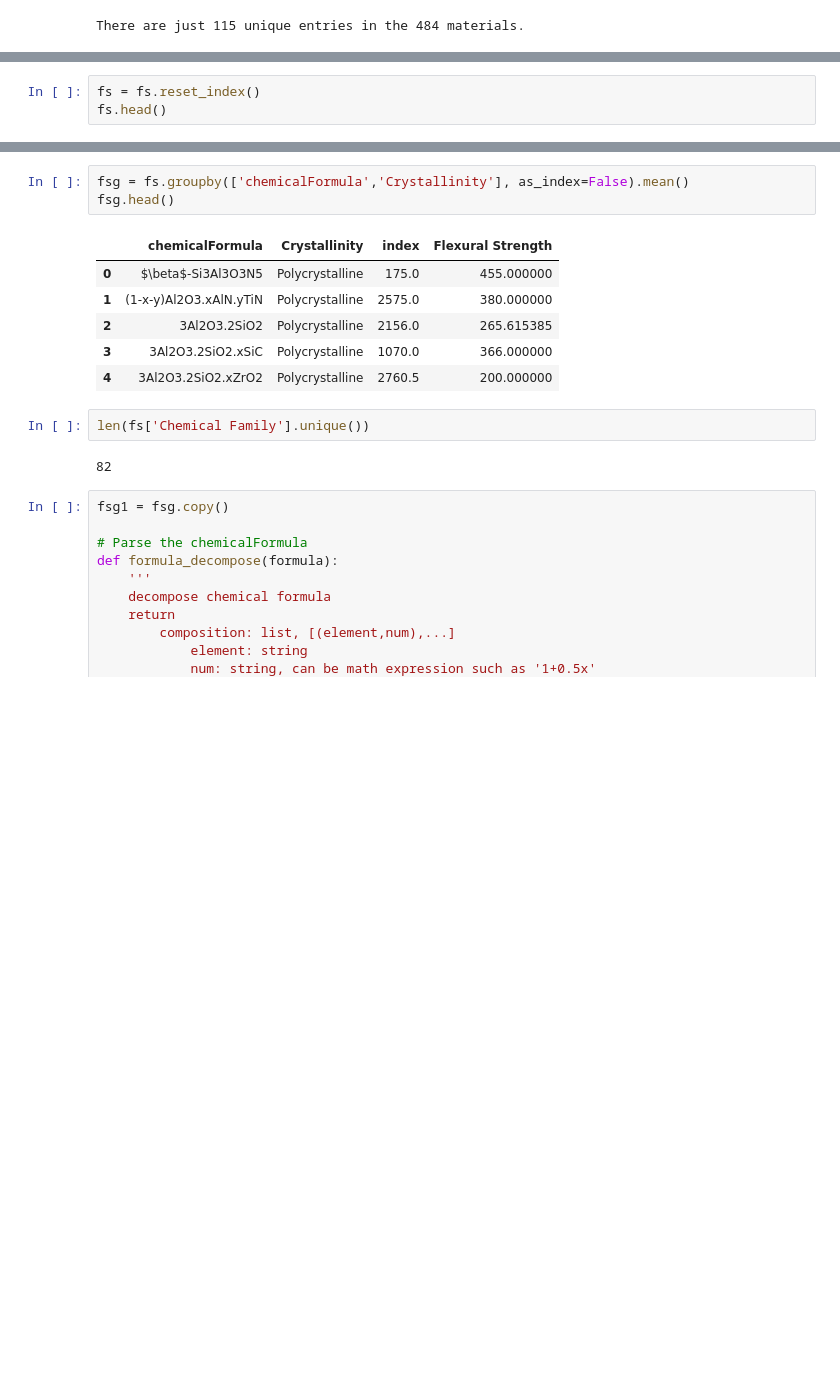
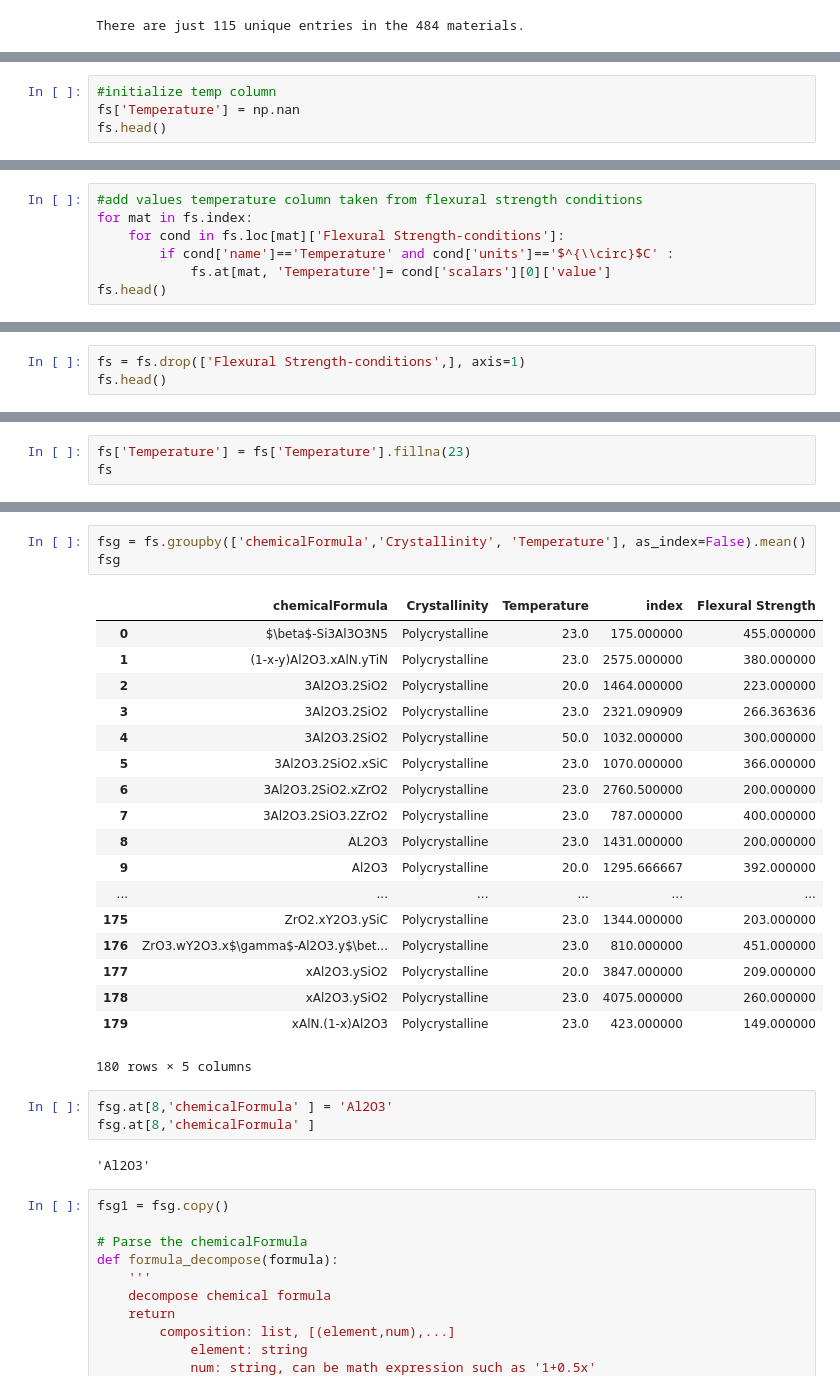
Before and after one commit to ckborg/DSW2018, a Jupyter notebook: develop/07-29-18-sgd-featurizing-flexuralstrength.ipynb, the cells around one changed output, grey strips where cells are left out. Saved outputs shown, nothing was run; the diff lists cells and outputs as text; blank space fills up the shorter version.

```diff
--- a/develop/07-29-18-sgd-featurizing-flexuralstrength.ipynb
+++ b/develop/07-29-18-sgd-featurizing-flexuralstrength.ipynb
@@ -213,0 +272,4 @@ There are just 115 unique entries in the 484 materials.
+# %%
+#initialize temp column
+fs['Temperature'] = np.nan
+fs.head()
@@ -213,0 +283,7 @@ There are just 115 unique entries in the 484 materials.
+# %%
+#add values temperature column taken from flexural strength conditions
+for mat in fs.index:
+    for cond in fs.loc[mat]['Flexural Strength-conditions']:
+        if cond['name']=='Temperature' and cond['units']=='$^{\\circ}$C' :
+            fs.at[mat, 'Temperature']= cond['scalars'][0]['value']
+fs.head()
@@ -214,4 +309,4 @@ There are just 115 unique entries in the 484 materials.
 # %%
-fs = fs.reset_index()
+fs = fs.drop(['Flexural Strength-conditions',], axis=1)
 fs.head()
 # %% [output]
@@ -267,0 +319,3 @@ fs.sort_values(by='Flexural Strength')
+# %%
+fs['Temperature'] = fs['Temperature'].fillna(23)
+fs
@@ -268,17 +341,30 @@ fs.sort_values(by='Flexural Strength')
 # %%
-fsg = fs.groupby(['chemicalFormula','Crystallinity'], as_index=False).mean()
-fsg.head()
+fsg = fs.groupby(['chemicalFormula','Crystallinity', 'Temperature'], as_index=False).mean()
+fsg
 # %% [output]
-|  | chemicalFormula | Crystallinity | index | Flexural Strength |
-| 0 | $\beta$-Si3Al3O3N5 | Polycrystalline | 175.0 | 455.000000 |
-| 1 | (1-x-y)Al2O3.xAlN.yTiN | Polycrystalline | 2575.0 | 380.000000 |
-| 2 | 3Al2O3.2SiO2 | Polycrystalline | 2156.0 | 265.615385 |
-| 3 | 3Al2O3.2SiO2.xSiC | Polycrystalline | 1070.0 | 366.000000 |
-| 4 | 3Al2O3.2SiO2.xZrO2 | Polycrystalline | 2760.5 | 200.000000 |
+|  | chemicalFormula | Crystallinity | Temperature | index | Flexural Strength |
+| 0 | $\beta$-Si3Al3O3N5 | Polycrystalline | 23.0 | 175.000000 | 455.000000 |
+| 1 | (1-x-y)Al2O3.xAlN.yTiN | Polycrystalline | 23.0 | 2575.000000 | 380.000000 |
+| 2 | 3Al2O3.2SiO2 | Polycrystalline | 20.0 | 1464.000000 | 223.000000 |
+| 3 | 3Al2O3.2SiO2 | Polycrystalline | 23.0 | 2321.090909 | 266.363636 |
+| 4 | 3Al2O3.2SiO2 | Polycrystalline | 50.0 | 1032.000000 | 300.000000 |
+| 5 | 3Al2O3.2SiO2.xSiC | Polycrystalline | 23.0 | 1070.000000 | 366.000000 |
+| 6 | 3Al2O3.2SiO2.xZrO2 | Polycrystalline | 23.0 | 2760.500000 | 200.000000 |
+| 7 | 3Al2O3.2SiO3.2ZrO2 | Polycrystalline | 23.0 | 787.000000 | 400.000000 |
+| 8 | AL2O3 | Polycrystalline | 23.0 | 1431.000000 | 200.000000 |
+| 9 | Al2O3 | Polycrystalline | 20.0 | 1295.666667 | 392.000000 |
+| ... | ... | ... | ... | ... | ... |
+| 175 | ZrO2.xY2O3.ySiC | Polycrystalline | 23.0 | 1344.000000 | 203.000000 |
+| 176 | ZrO3.wY2O3.x$\gamma$-Al2O3.y$\bet... | Polycrystalline | 23.0 | 810.000000 | 451.000000 |
+| 177 | xAl2O3.ySiO2 | Polycrystalline | 20.0 | 3847.000000 | 209.000000 |
+| 178 | xAl2O3.ySiO2 | Polycrystalline | 23.0 | 4075.000000 | 260.000000 |
+| 179 | xAlN.(1-x)Al2O3 | Polycrystalline | 23.0 | 423.000000 | 149.000000 |
+180 rows × 5 columns
-# %%
-len(fs['Chemical Family'].unique())
-# %% [output]
-82
+# %%
+fsg.at[8,'chemicalFormula' ] = 'Al2O3'
+fsg.at[8,'chemicalFormula' ]
+# %% [output]
+'Al2O3'
 # %%
 fsg1 = fsg.copy()
 
```
Also changed, not shown: parts of 39 cells of this notebook, 2 other files.
